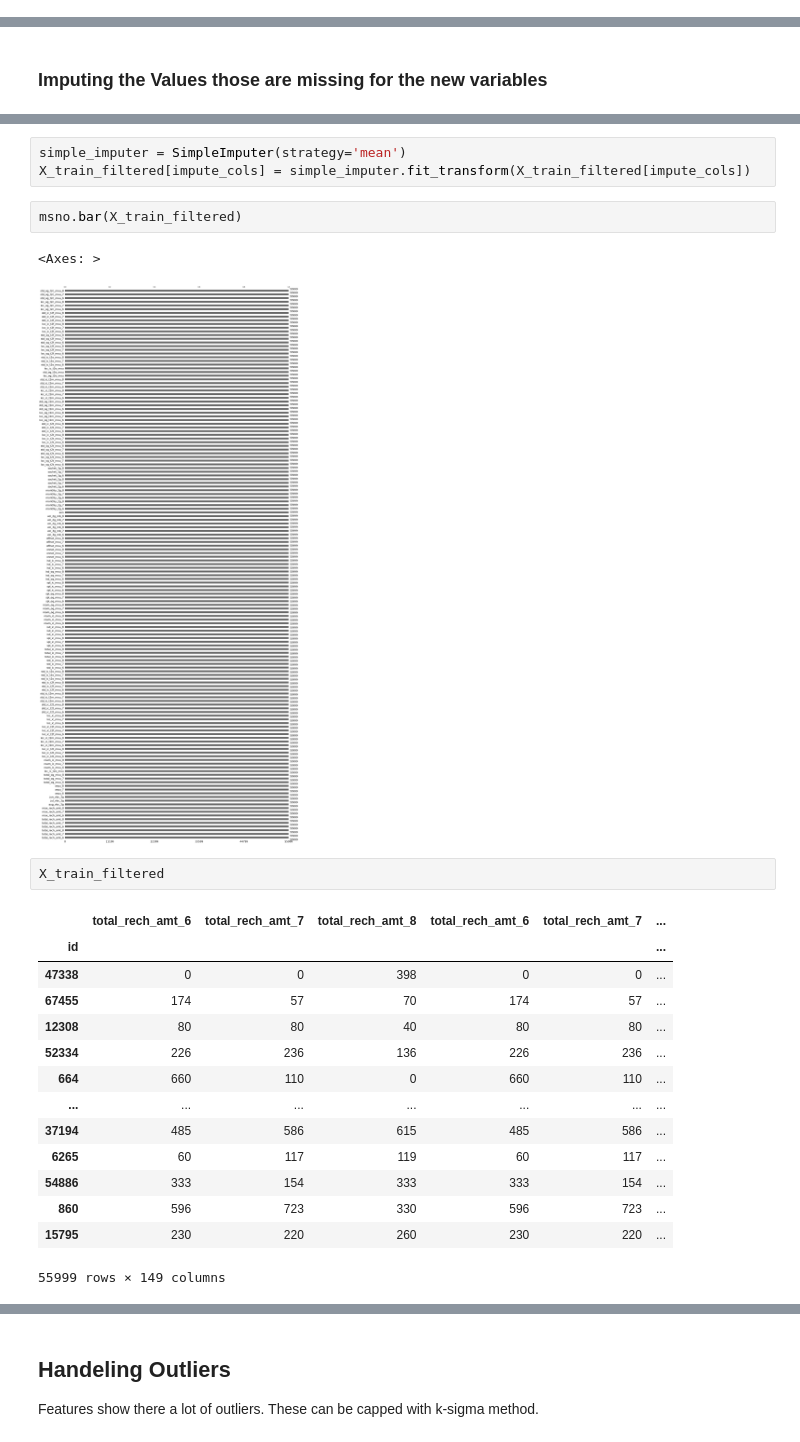
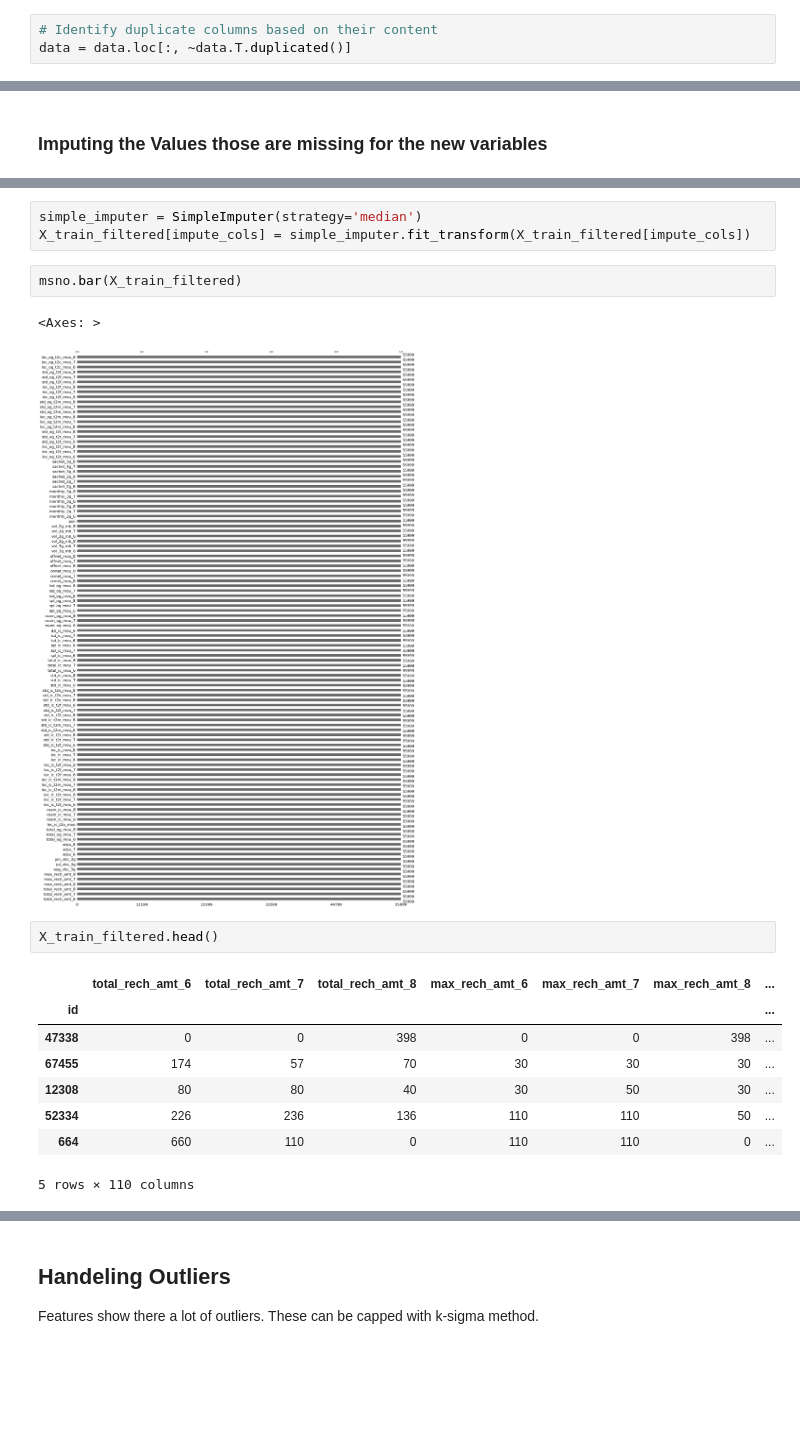
Before and after one commit to AnishRane-cox/Telecom-Churn-Case-Study, a Jupyter notebook: telecom-churn.ipynb, the cells around one changed output, grey strips where cells are left out. Cells and saved outputs as stored; diff of their text form; blank space fills up the shorter version.

```diff
--- a/telecom-churn.ipynb
+++ b/telecom-churn.ipynb
@@ -189,6 +195,9 @@ data
 | 69997 | 109 | 379 | 252 | 145 | 379 | 252 | ... |
 | 69998 | 109 | 198 | 50 | 198 | 198 | 50 | ... |
 69999 rows × 172 columns
+# %%
+# Identify duplicate columns based on their content
+data = data.loc[:, ~data.T.duplicated()]
 # %%
 data.info(verbose = 1)
 # %% [output]
@@ -351,28 +348,22 @@ Index(['loc_ic_t2o_mou', 'roam_ic_mou_6', 'roam_ic_mou_7', 'roam_ic_mou_8',
 # %%
-simple_imputer = SimpleImputer(strategy='mean')
+simple_imputer = SimpleImputer(strategy='median')
 X_train_filtered[impute_cols] = simple_imputer.fit_transform(X_train_filtered[impute_cols])
 # %%
 msno.bar(X_train_filtered)
 # %% [output]
 <Axes: >
-[figure, old version]
+[figure, new version]
 # %%
-X_train_filtered
+X_train_filtered.head()
 # %% [output]
-|  | total_rech_amt_6 | total_rech_amt_7 | total_rech_amt_8 | total_rech_amt_6 | total_rech_amt_7 | ... |
-| id |  |  |  |  |  | ... |
-| 47338 | 0 | 0 | 398 | 0 | 0 | ... |
-| 67455 | 174 | 57 | 70 | 174 | 57 | ... |
-| 12308 | 80 | 80 | 40 | 80 | 80 | ... |
-| 52334 | 226 | 236 | 136 | 226 | 236 | ... |
-| 664 | 660 | 110 | 0 | 660 | 110 | ... |
-| ... | ... | ... | ... | ... | ... | ... |
-| 37194 | 485 | 586 | 615 | 485 | 586 | ... |
-| 6265 | 60 | 117 | 119 | 60 | 117 | ... |
-| 54886 | 333 | 154 | 333 | 333 | 154 | ... |
-| 860 | 596 | 723 | 330 | 596 | 723 | ... |
-| 15795 | 230 | 220 | 260 | 230 | 220 | ... |
+|  | total_rech_amt_6 | total_rech_amt_7 | total_rech_amt_8 | max_rech_amt_6 | max_rech_amt_7 | max_rech_amt_8 | ... |
+| id |  |  |  |  |  |  | ... |
+| 47338 | 0 | 0 | 398 | 0 | 0 | 398 | ... |
+| 67455 | 174 | 57 | 70 | 30 | 30 | 30 | ... |
+| 12308 | 80 | 80 | 40 | 30 | 50 | 30 | ... |
+| 52334 | 226 | 236 | 136 | 110 | 110 | 50 | ... |
+| 664 | 660 | 110 | 0 | 110 | 110 | 0 | ... |
-55999 rows × 149 columns
+5 rows × 110 columns
 # %%
 X_train_filtered.describe()
 # %% [output]
```
Also changed, not shown: parts of 37 cells of this notebook.
